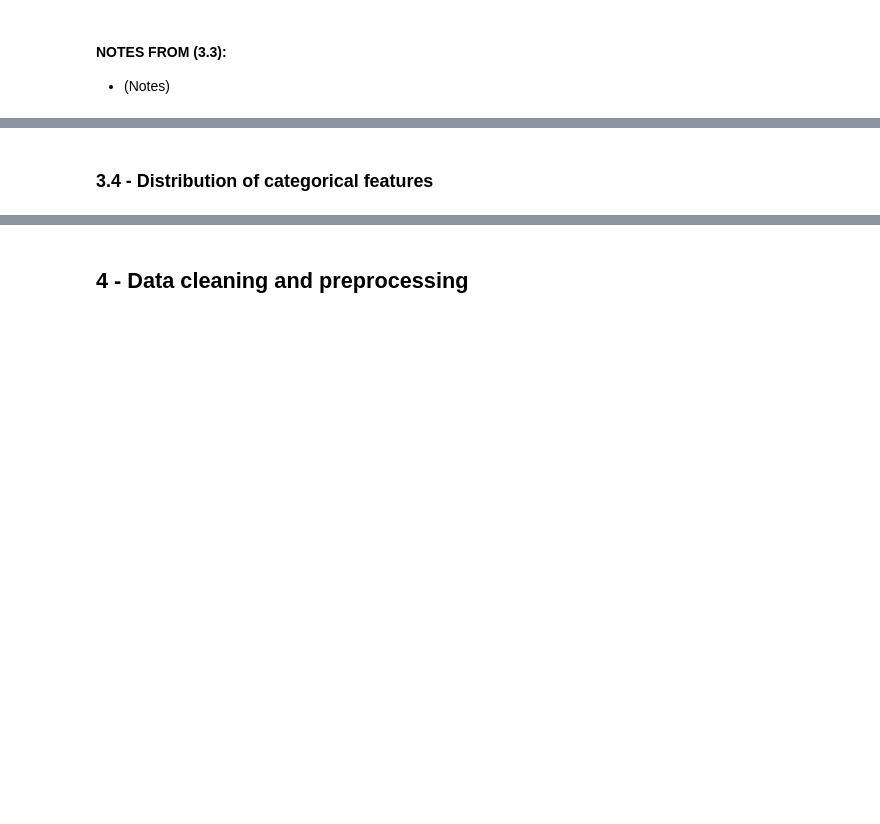
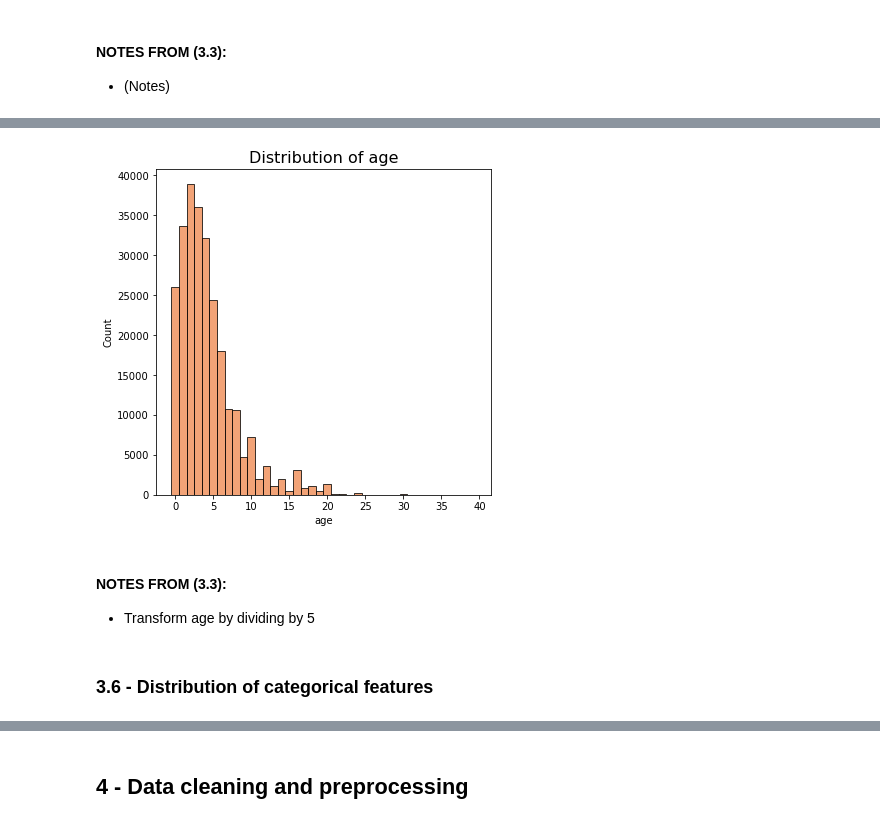
Before and after one commit to patohdzs/datadventures, a Jupyter notebook: how-bad-did-it-shake/earthquakes.ipynb, the cells around one changed output, grey strips where cells are left out. Saved outputs shown, nothing was run; the diff lists cells and outputs as text; code cells hidden in the pictures; blank space fills up the shorter version.

```diff
--- a/how-bad-did-it-shake/earthquakes.ipynb
+++ b/how-bad-did-it-shake/earthquakes.ipynb
@@ -234,2 +309,19 @@ plt.show()
+# %%
+f, axs = plt.subplots(figsize=(6, 6))
+r = data[data['age'] < 200]
+r = r['age']/5
+sns.histplot(x=r,
+                 ax=axs,
+                 color=standard_palette[1],
+                 discrete=True)
+plt.title('Distribution of age', size=16)
+plt.show()
+# %% [output]
+[figure, added]
+# %% [markdown]
+
+#### **NOTES FROM (3.3):**
+
+* Transform age by dividing by 5
 # %% [markdown]
-### 3.4 - Distribution of categorical features
+### 3.6 - Distribution of categorical features
```
Also changed, not shown: parts of 15 cells of this notebook.
